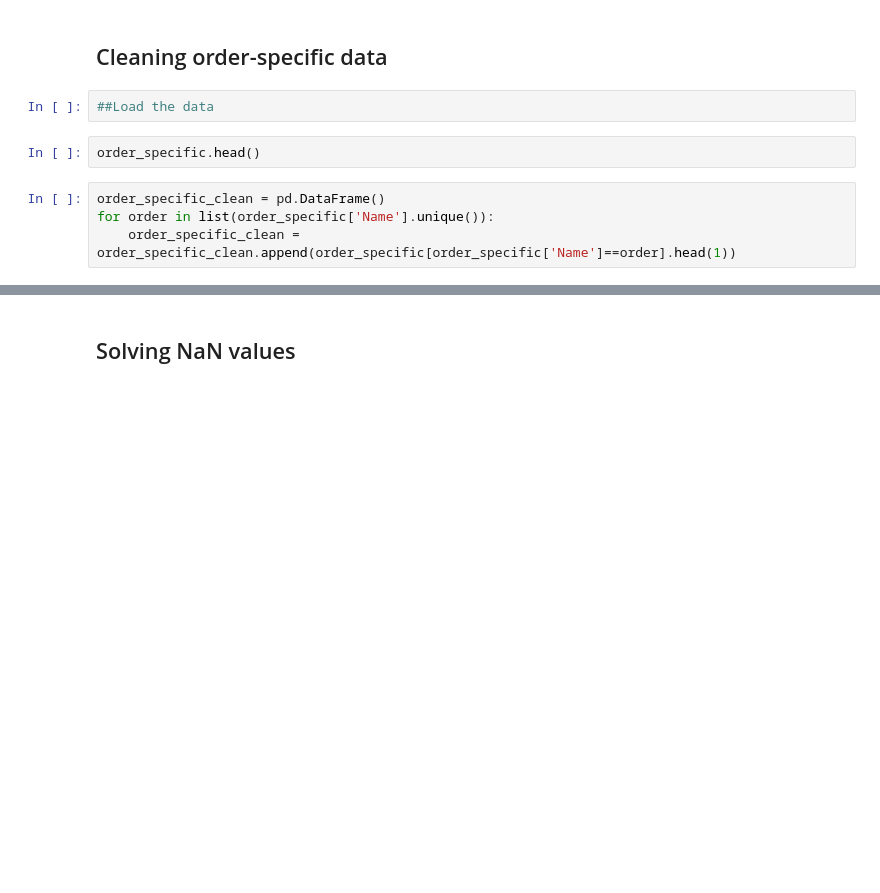
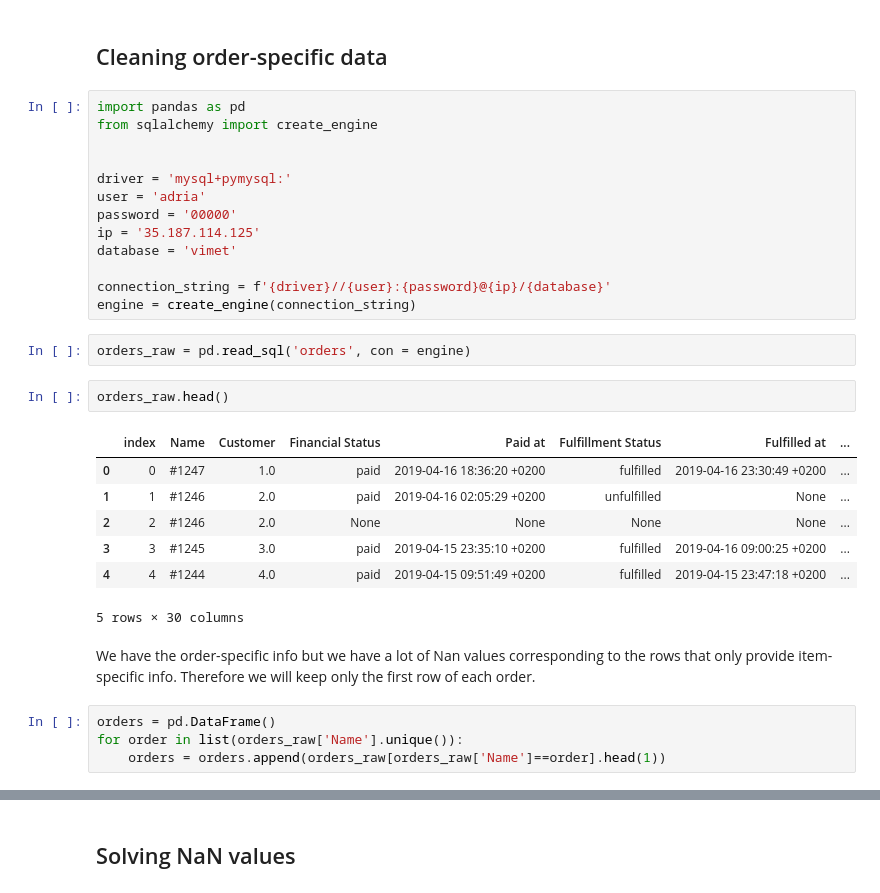
Before and after one commit to adriaferrer/Vimet, a Jupyter notebook: 01.Data_cleaning/Data_cleaning_orders.ipynb, the cells around one changed output, grey strips where cells are left out. Cells and saved outputs as stored; diff of their text form; blank space fills up the shorter version.

```diff
--- a/01.Data_cleaning/Data_cleaning_orders.ipynb
+++ b/01.Data_cleaning/Data_cleaning_orders.ipynb
@@ -1,11 +1,34 @@
 # %% [markdown]
 ## Cleaning order-specific data
-# %%
-##Load the data
+# %%
+import pandas as pd
+from sqlalchemy import create_engine
+
+
+driver = 'mysql+pymysql:'
+user = 'adria'
+password = '00000'
+ip = '35.187.114.125'
+database = 'vimet'
+
+connection_string = f'{driver}//{user}:{password}@{ip}/{database}'
+engine = create_engine(connection_string)
+# %%
+orders_raw = pd.read_sql('orders', con = engine)
 # %%
-order_specific.head()
+orders_raw.head()
+# %% [output]
+|  | index | Name | Customer | Financial Status | Paid at | Fulfillment Status | Fulfilled at | ... |
+| 0 | 0 | #1247 | 1.0 | paid | 2019-04-16 18:36:20 +0200 | fulfilled | 2019-04-16 23:30:49 +0200 | ... |
+| 1 | 1 | #1246 | 2.0 | paid | 2019-04-16 02:05:29 +0200 | unfulfilled | None | ... |
+| 2 | 2 | #1246 | 2.0 | None | None | None | None | ... |
+| 3 | 3 | #1245 | 3.0 | paid | 2019-04-15 23:35:10 +0200 | fulfilled | 2019-04-16 09:00:25 +0200 | ... |
+| 4 | 4 | #1244 | 4.0 | paid | 2019-04-15 09:51:49 +0200 | fulfilled | 2019-04-15 23:47:18 +0200 | ... |
+5 rows × 30 columns
+# %% [markdown]
+We have the order-specific info but we have a lot of Nan values corresponding to the rows that only provide item-specific info. Therefore we will keep only the first row of each order.
 # %%
-order_specific_clean = pd.DataFrame()
-for order in list(order_specific['Name'].unique()):
-    order_specific_clean = order_specific_clean.append(order_specific[order_specific['Name']==order].head(1))
+orders = pd.DataFrame()
+for order in list(orders_raw['Name'].unique()):
+    orders = orders.append(orders_raw[orders_raw['Name']==order].head(1))
 # %%
```
Also changed, not shown: parts of 102 cells of this notebook.
